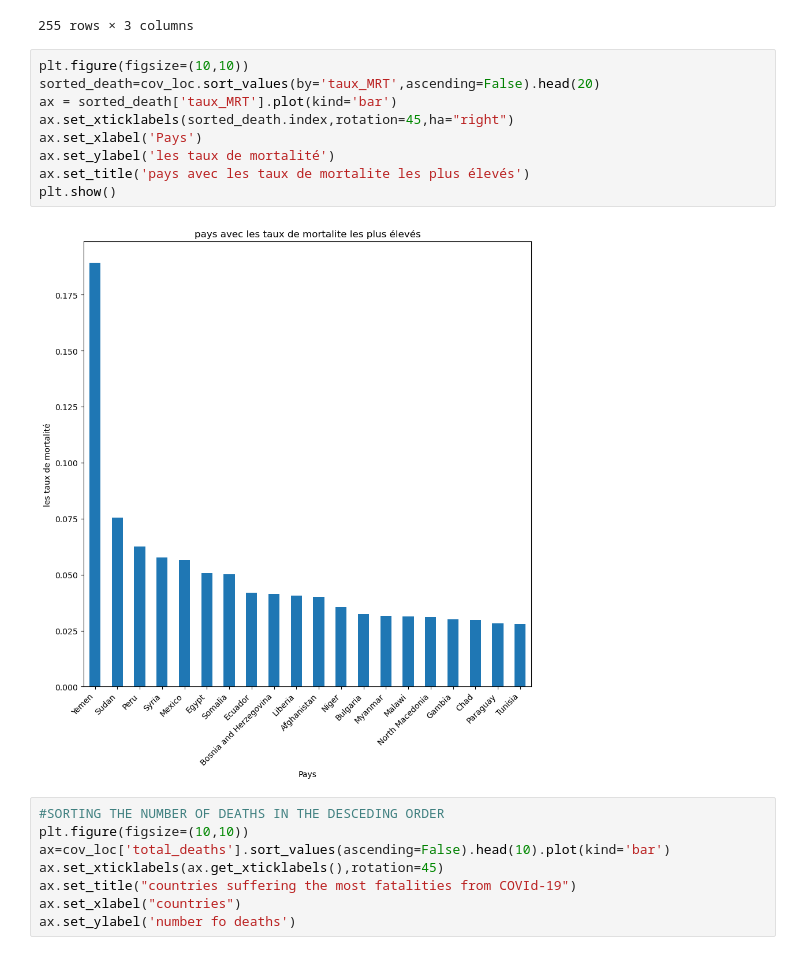
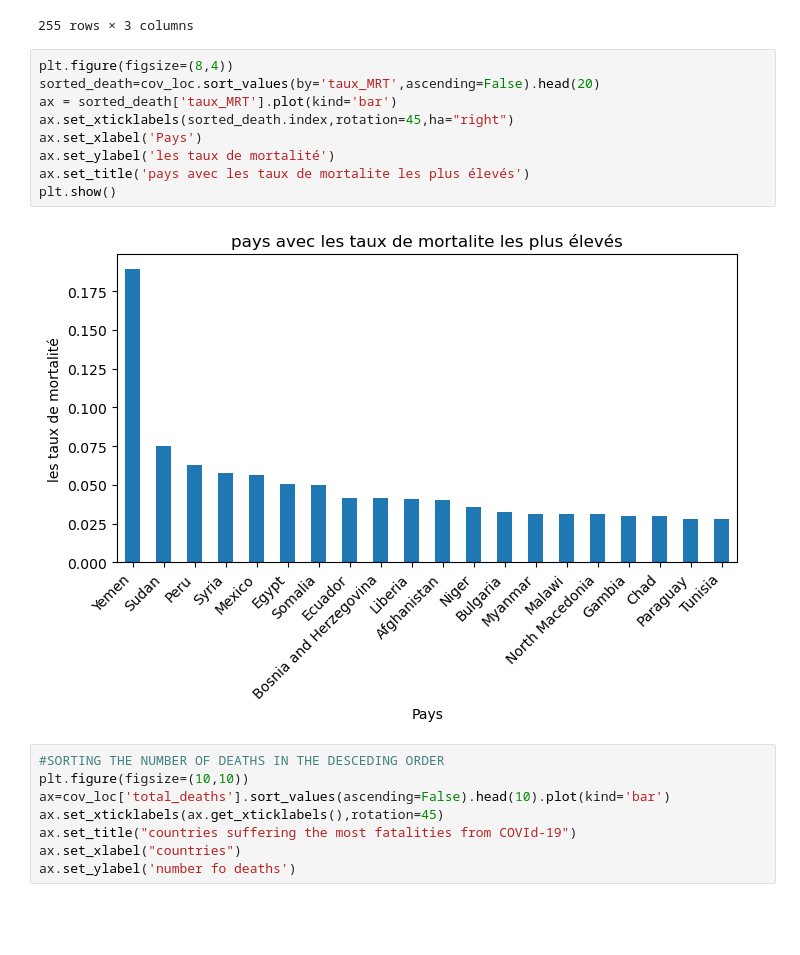
Before and after one commit to issam48/TP_ADD_GROUP_IIPE_VERS_1, a Jupyter notebook: PROJET ADD.ipynb, the cells around one changed output. Saved outputs shown, nothing was run; the diff lists cells and outputs as text; blank space fills up the shorter version.

```diff
--- a/Untitled2.ipynb
+++ b/PROJET ADD.ipynb
@@ -197,16 +199,16 @@ cov_loc
 | Hong Kong | 0.000000e+00 | 0.000000e+00 | NaN |
 255 rows × 3 columns
 # %%
-plt.figure(figsize=(10,10))
+plt.figure(figsize=(8,4))
 sorted_death=cov_loc.sort_values(by='taux_MRT',ascending=False).head(20)
 ax = sorted_death['taux_MRT'].plot(kind='bar')
 ax.set_xticklabels(sorted_death.index,rotation=45,ha="right")
 ax.set_xlabel('Pays')
 ax.set_ylabel('les taux de mortalité')
 ax.set_title('pays avec les taux de mortalite les plus élevés')
 plt.show()
 # %% [output]
-[figure, old version]
+[figure, new version]
 # %%
 #SORTING THE NUMBER OF DEATHS IN THE DESCEDING ORDER
 plt.figure(figsize=(10,10))
```
Also changed, not shown: parts of 10 cells of this notebook, 1 other file.
